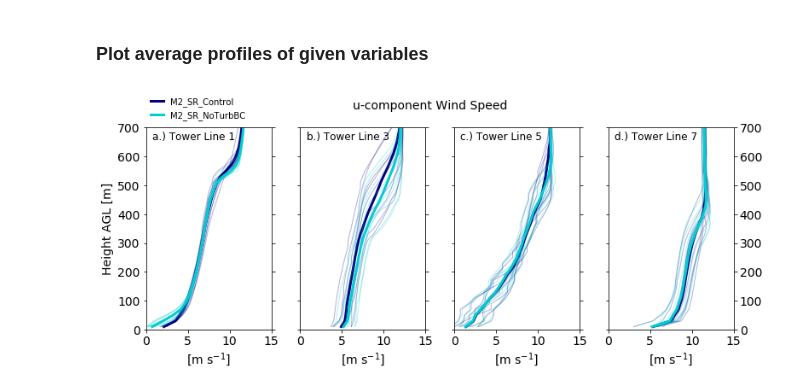
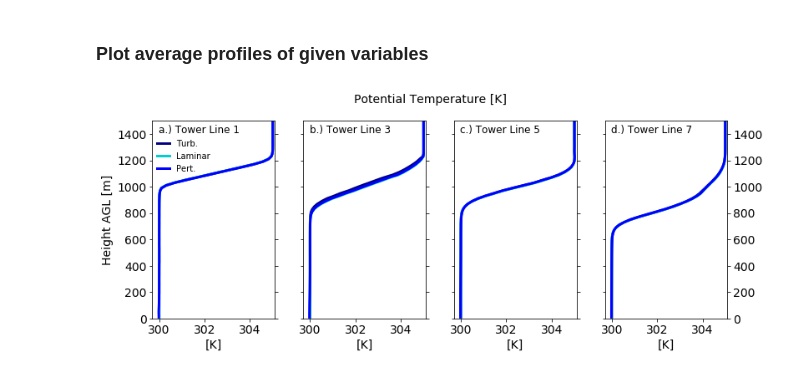
Before and after one commit to hawbecker/publications, a Jupyter notebook: complexTerrain/ProbeLineAnalysis.ipynb, the cells around one changed output. Cells and saved outputs as stored; diff of their text form; code cells hidden in the pictures.

```diff
--- a/complexTerrain/ProbeLineAnalysis.ipynb
+++ b/complexTerrain/ProbeLineAnalysis.ipynb
@@ -265,6 +313,7 @@ plt.show(specfig)
 ### PDF of the time series
 Plot the probability distribution/density functions for each case. PSD are calculated for all towers along given tower-lines.
 # %%
+saveFig = True
 var = 'u'
 varind = varns.index(var)
 pdffig = plt.figure(figsize=(11,4.5))
@@ -303,15 +352,10 @@ plt4.text(-9,0.65*ytop,'d.) Tower Line %d' % twrs[3],ha='left',va='top',size=txt
 
 for cc in range(0,ncases):
     for tt in range(0,ntwrs):
-#        if tt == 0: plt1.plot(varpf,norm.pdf(varpf),c=casec[cc],lw=caselw[cc],alpha=casea[cc])
-#        if tt == 1: plt2.plot(varpf,norm.pdf(varpf),c=casec[cc],lw=caselw[cc],alpha=casea[cc])
-#        if tt == 2: plt3.plot(varpf,norm.pdf(varpf),c=casec[cc],lw=caselw[cc],alpha=casea[cc])
-#        if tt == 3: plt4.plot(varpf,norm.pdf(varpf),c=casec[cc],lw=caselw[cc],alpha=casea[cc])
-        # SCATTER PLOT....
         if tt == 0:
             plt1.scatter(varpfull[varind,cc,tt,:],norm.pdf(varpfull[varind,cc,tt,:]),
                          edgecolors=casece[cc],lw=2.0,alpha=casea[cc],facecolors=casecf[cc],
-                         s=casesz[cc],marker=casem[cc],label=cases[cc])
+                         s=casesz[cc],marker=casem[cc],label=caselbl[cc])
         if tt == 1:
             plt2.scatter(varpfull[varind,cc,tt,:],norm.pdf(varpfull[varind,cc,tt,:]),
                          edgecolors=casece[cc],lw=2.0,alpha=casea[cc],facecolors=casecf[cc],
@@ -324,7 +368,8 @@ for cc in range(0,ncases):
             plt4.scatter(varpfull[varind,cc,tt,:],norm.pdf(varpfull[varind,cc,tt,:]),
                          edgecolors=casece[cc],lw=2.0,alpha=casea[cc],facecolors=casecf[cc],
                          s=casesz[cc],marker=casem[cc])
-plt.suptitle("Probability Density Function of %s' at %3.1f m" % (var,twrheight), size=lblsize)
+#plt.suptitle("Probability Density Function of %s' at %3.1f m" % (var,twrheight[lvl]), size=lblsize)
+plt.suptitle("%s Terrain: %s\n%s' at %3.1f m" % (simstr[cc],terrstr,var,twrheight[lvl]), y=1.01,size=lblsize)
 plt1.legend(frameon=False,loc=8,fontsize=9)
-if saveFig: plt.savefig('{}PDF_{}{}m.pdf'.format(savedir,var,int(twrheight)))
+if saveFig: plt.savefig('{}{}_{}_PDF_{}{}m.pdf'.format(savedir,simstr[cc].replace('.','p'),terrstr,var,int(twrheight[lvl])))
 plt.show(pdffig)
@@ -386,14 +376,15 @@ for var in varns:
 # %% [markdown]
 ### Plot average profiles of given variables
 # %%
-var = 'u'
+saveFig = True
+var = 'T'
 varind = varns.index(var)
 avgprfplt = plt.figure(figsize=(11,4.5))
 plt.subplots_adjust(left=0.08,right=0.95,bottom=0.15,top=0.88,wspace=0.23)
 
-ybot = 0; ytop = 700
+ybot = 0; ytop = 1500
 if var == 'u':
-    xmin = 0.0; xmax = 15.0
+    xmin = 0.0; xmax = 15.0 # 18.0
 elif var == 'v':
     xmin = -3.0; xmax = 3.0
 elif var == 'w':
@@ -405,13 +396,9 @@ if var == 'T':
     labelstr = '[K]'
     legloc = 4
 else:
-    plt.suptitle('%s-component Wind Speed' % var,size=lblsize)
+    plt.suptitle('{}-component Wind Speed\n{} - {}'.format(var,simstr[0],terrstr_f),size=lblsize)
     labelstr = '[m s$^{-1}$]'
     legloc = (0.01,1.02)
-
-ytics = [1e-2,1e-1,1e0,1e1,1e2,1e3,1e4,1e5,1e6,1e7]
-xtics = [1e-3,1e-2,1e-1]
-txtx = 6e-5
 
 plt1 = plt.subplot2grid((1,ntwrs),(0,0),rowspan=1)
 plt2 = plt.subplot2grid((1,ntwrs),(0,1),rowspan=1)
@@ -419,43 +406,55 @@ plt3 = plt.subplot2grid((1,ntwrs),(0,2),rowspan=1)
 plt4 = plt.subplot2grid((1,ntwrs),(0,3),rowspan=1)
 
 plt1.tick_params(right=True,left=True,labelsize=lblsize)
 plt2.tick_params(right=True,left=True,labelsize=lblsize,labelleft=False)
 plt3.tick_params(right=True,left=True,labelsize=lblsize,labelleft=False)
 plt4.tick_params(right=True,left=True,labelsize=lblsize,labelleft=False,labelright=True)
 
 plt1.set_ylabel('Height AGL [m]',size=lblsize)
 plt1.set_xlabel(labelstr,size=lblsize); plt2.set_xlabel(labelstr,size=lblsize)
 plt3.set_xlabel(labelstr,size=lblsize); plt4.set_xlabel(labelstr,size=lblsize)
 
 plt1.text(xmin+(xmax-xmin)*0.05,0.98*ytop,'a.) Tower Line %d' % twrs[0],ha='left',va='top',size=txtsize)
 plt2.text(xmin+(xmax-xmin)*0.05,0.98*ytop,'b.) Tower Line %d' % twrs[1],ha='left',va='top',size=txtsize)
 plt3.text(xmin+(xmax-xmin)*0.05,0.98*ytop,'c.) Tower Line %d' % twrs[2],ha='left',va='top',size=txtsize)
 plt4.text(xmin+(xmax-xmin)*0.05,0.98*ytop,'d.) Tower Line %d' % twrs[3],ha='left',va='top',size=txtsize)
 
-
+pltIndividualLines = False
 for cc in range(0,ncases):
     for tt in range(0,ntwrs):
-        for tw in np.arange(0,probeLine.ntowers):
-            if tt == 0: plt1.plot(avgvarfull[varind,cc,tt,tw,:],twrheightf,c=casec[cc],lw=1.0,alpha=0.3)
-            if tt == 1: plt2.plot(avgvarfull[varind,cc,tt,tw,:],twrheightf,c=casec[cc],lw=1.0,alpha=0.3)
-            if tt == 2: plt3.plot(avgvarfull[varind,cc,tt,tw,:],twrheightf,c=casec[cc],lw=1.0,alpha=0.3)
-            if tt == 3: plt4.plot(avgvarfull[varind,cc,tt,tw,:],twrheightf,c=casec[cc],lw=1.0,alpha=0.3)
-        if tt == 0: plt1.plot(lineavgfull[varind,cc,tt,:],twrheightf,c=casec[cc],lw=3.0,label=cases[cc])
-        if tt == 1: plt2.plot(lineavgfull[varind,cc,tt,:],twrheightf,c=casec[cc],lw=3.0)
-        if tt == 2: plt3.plot(lineavgfull[varind,cc,tt,:],twrheightf,c=casec[cc],lw=3.0)
-        if tt == 3: plt4.plot(lineavgfull[varind,cc,tt,:],twrheightf,c=casec[cc],lw=3.0)
+        if pltIndividualLines:
+            for tw in np.arange(0,probeLine.ntowers):
+                if tt == 0: plt1.plot(np.mean(tsvarfull[varind,cc,tt,tw,:,:],axis=1),
+                                      twrheight,c=casec[cc],lw=1.0,alpha=0.3)
+                if tt == 1: plt2.plot(np.mean(tsvarfull[varind,cc,tt,tw,:,:],axis=1),
+                                      twrheight,c=casec[cc],lw=1.0,alpha=0.3)
+                if tt == 2: plt3.plot(np.mean(tsvarfull[varind,cc,tt,tw,:,:],axis=1),
+                                      twrheight,c=casec[cc],lw=1.0,alpha=0.3)
+                if tt == 3: plt4.plot(np.mean(tsvarfull[varind,cc,tt,tw,:,:],axis=1),
+                                      twrheight,c=casec[cc],lw=1.0,alpha=0.3)
+
+        if tt == 0: plt1.plot(np.mean(np.mean(tsvarfull[varind,cc,tt,:,:,:],axis=0),axis=1),
+                              twrheight,c=casec[cc],lw=3.0,label=caselbl[cc])
+        if tt == 1: plt2.plot(np.mean(np.mean(tsvarfull[varind,cc,tt,:,:,:],axis=0),axis=1),
+                              twrheight,c=casec[cc],lw=3.0,label=caselbl[cc])
+        if tt == 2: plt3.plot(np.mean(np.mean(tsvarfull[varind,cc,tt,:,:,:],axis=0),axis=1),
+                              twrheight,c=casec[cc],lw=3.0,label=caselbl[cc])
+        if tt == 3: plt4.plot(np.mean(np.mean(tsvarfull[varind,cc,tt,:,:,:],axis=0),axis=1),
+                              twrheight,c=casec[cc],lw=3.0,label=caselbl[cc])
+
 plt1.set_ylim(ybot,ytop)
 plt2.set_ylim(ybot,ytop)
 plt3.set_ylim(ybot,ytop)
 plt4.set_ylim(ybot,ytop)
 
 plt1.set_xlim(xmin,xmax)
 plt2.set_xlim(xmin,xmax)
 plt3.set_xlim(xmin,xmax)
 plt4.set_xlim(xmin,xmax)
 
-plt1.legend(loc=legloc,frameon=False,fontsize=legsize,handlelength=1.5)
-if saveFig: plt.savefig('{}AvgProfile_{}.pdf'.format(savedir,var))
+#plt1.legend(loc=legloc,frameon=False,fontsize=legsize,handlelength=1.5,ncol=1)
+plt1.legend(loc=(0.01,0.72),frameon=False,fontsize=legsize,handlelength=1.5,ncol=1)
+if saveFig: plt.savefig('{}{}_{}_AvgProfile_{}.pdf'.format(savedir,simstr[cc].replace('.','p'),terrstr,var))
 plt.show(avgprfplt)
 # %% [output]
-[figure, old version]
+[figure, new version]
```
Also changed, not shown: parts of 15 cells of this notebook, 5 other files.
